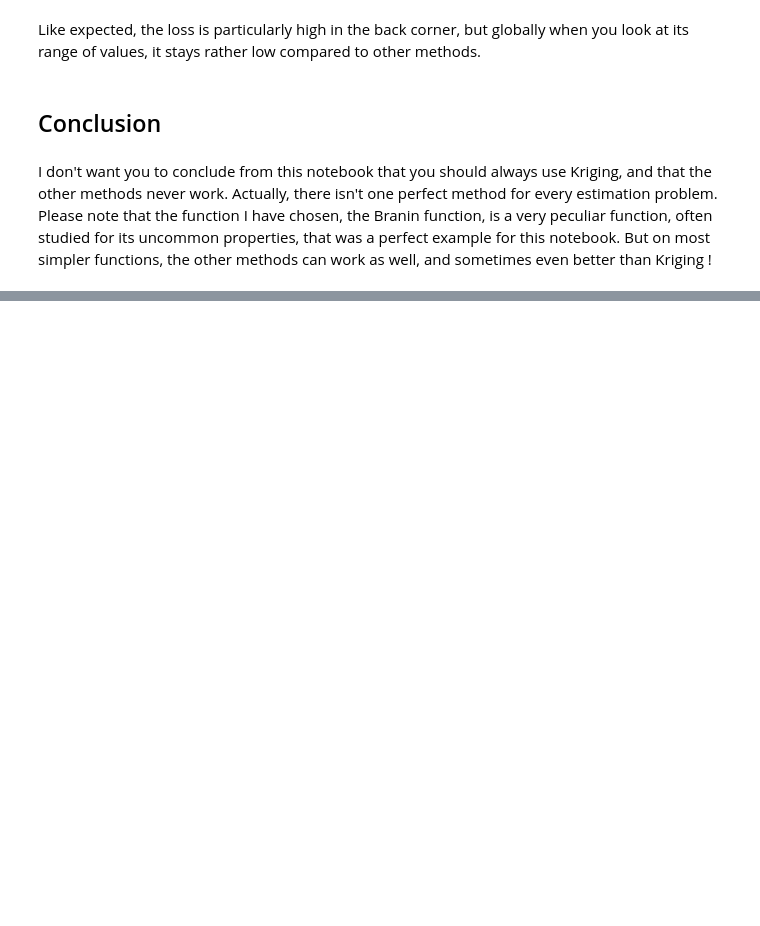
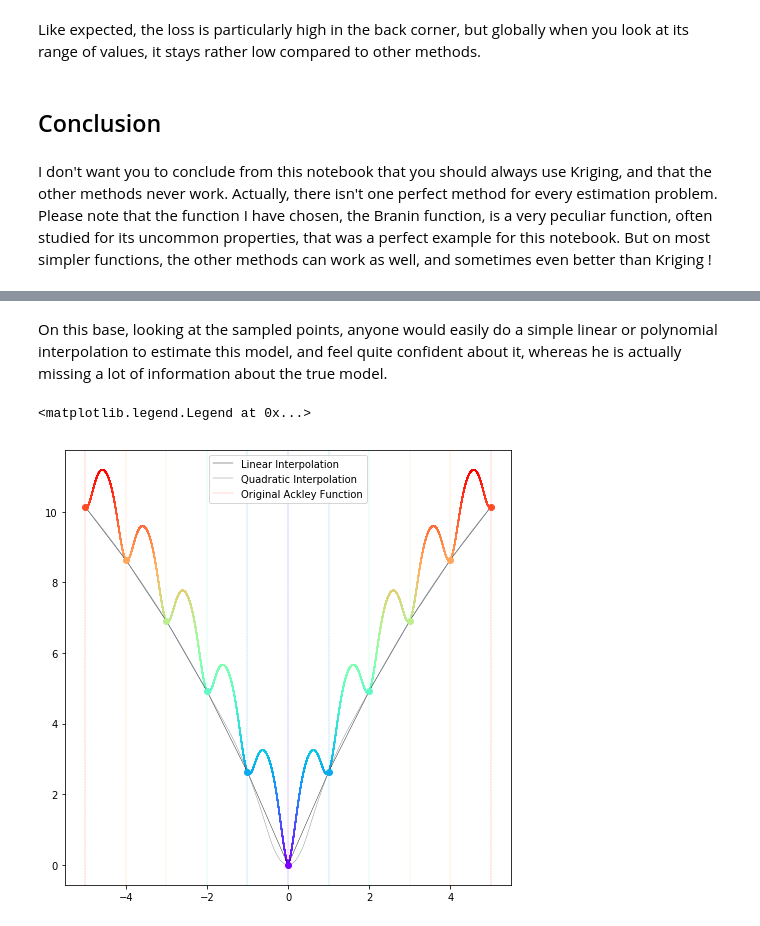
Before and after one commit to yapa-loulou/kriging, a Jupyter notebook: Kriging.ipynb, the cells around one changed output, grey strips where cells are left out. Drawn from its saved outputs; the diff is of its cells as text; code cells hidden in the pictures; blank space fills up the shorter version.

```diff
--- a/Kriging.ipynb
+++ b/Kriging.ipynb
@@ -206,0 +315,17 @@ Coming soon, in another notebook : using kriging for sequential simulations...
+# %% [markdown]
+On this base, looking at the sampled points, anyone would easily do a simple linear or polynomial interpolation to estimate this model, and feel quite confident about it, whereas he is actually missing a lot of information about the true model.
+# %%
+ackley_interp_linear=[interp1d(ackley_grid_x,ackley_grid_y,kind='linear')(x) for x in ackley_x]
+ackley_interp_quadratic=[interp1d(ackley_grid_x,ackley_grid_y,kind='quadratic')(x) for x in ackley_x]
+labels=['Linear Interpolation','Quadratic Interpolation','Original Ackley Function']
+plt.figure(figsize=(8,8))
+plt.scatter(ackley_x,ackley_y,s=0.1,c=colors)
+plt.plot(ackley_x,ackley_interp_linear,'k',linewidth=0.4)
+plt.plot(ackley_x,ackley_interp_quadratic,'slategray',linewidth=0.4)
+for x,c in zip(ackley_grid,colors_2):
+    plt.axvline(x=x,linestyle='--',linewidth=0.3,c=c)
+    plt.plot(x,ackley(x),'o',c=c)
+plt.legend(labels)
+# %% [output]
+<matplotlib.legend.Legend at 0x...>
+[figure, added]
```
Also changed, not shown: parts of 57 cells of this notebook.
